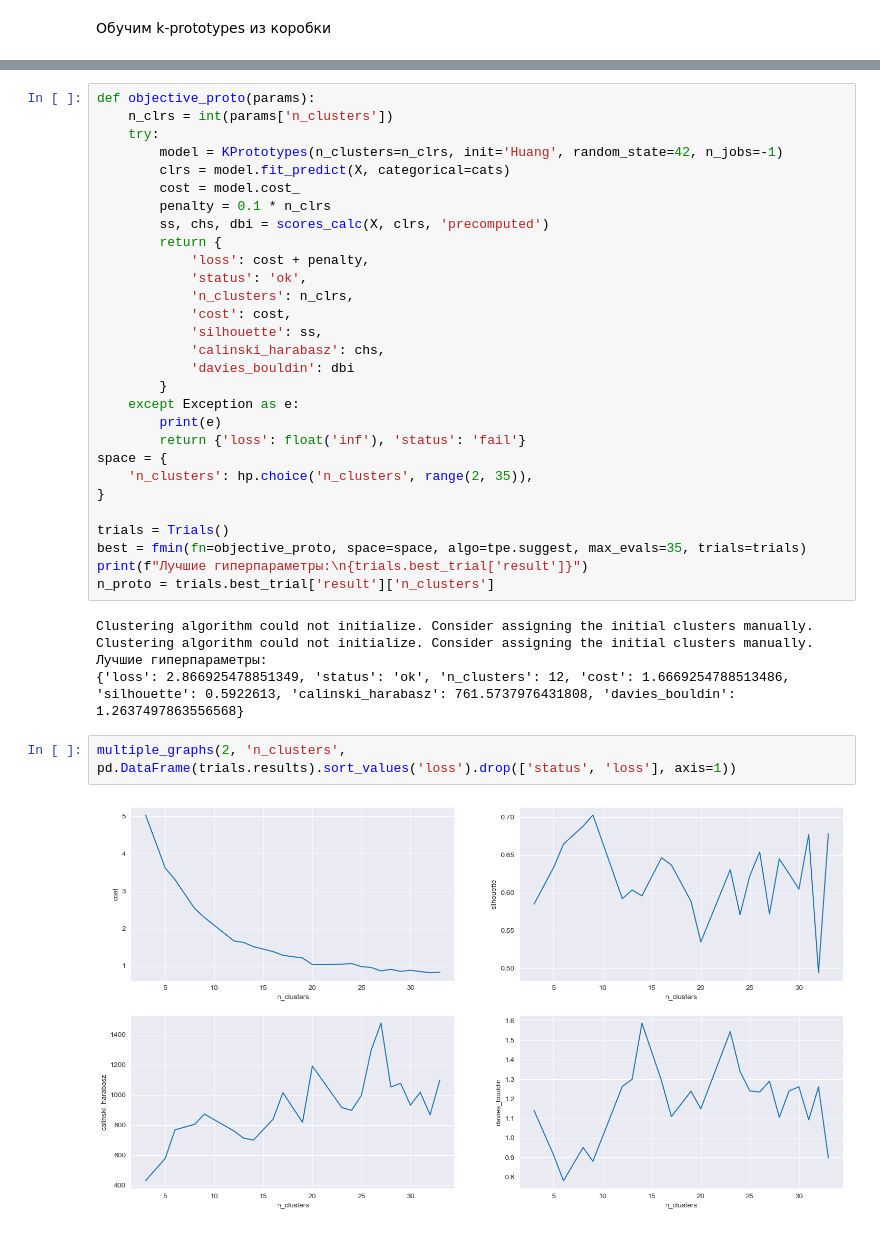
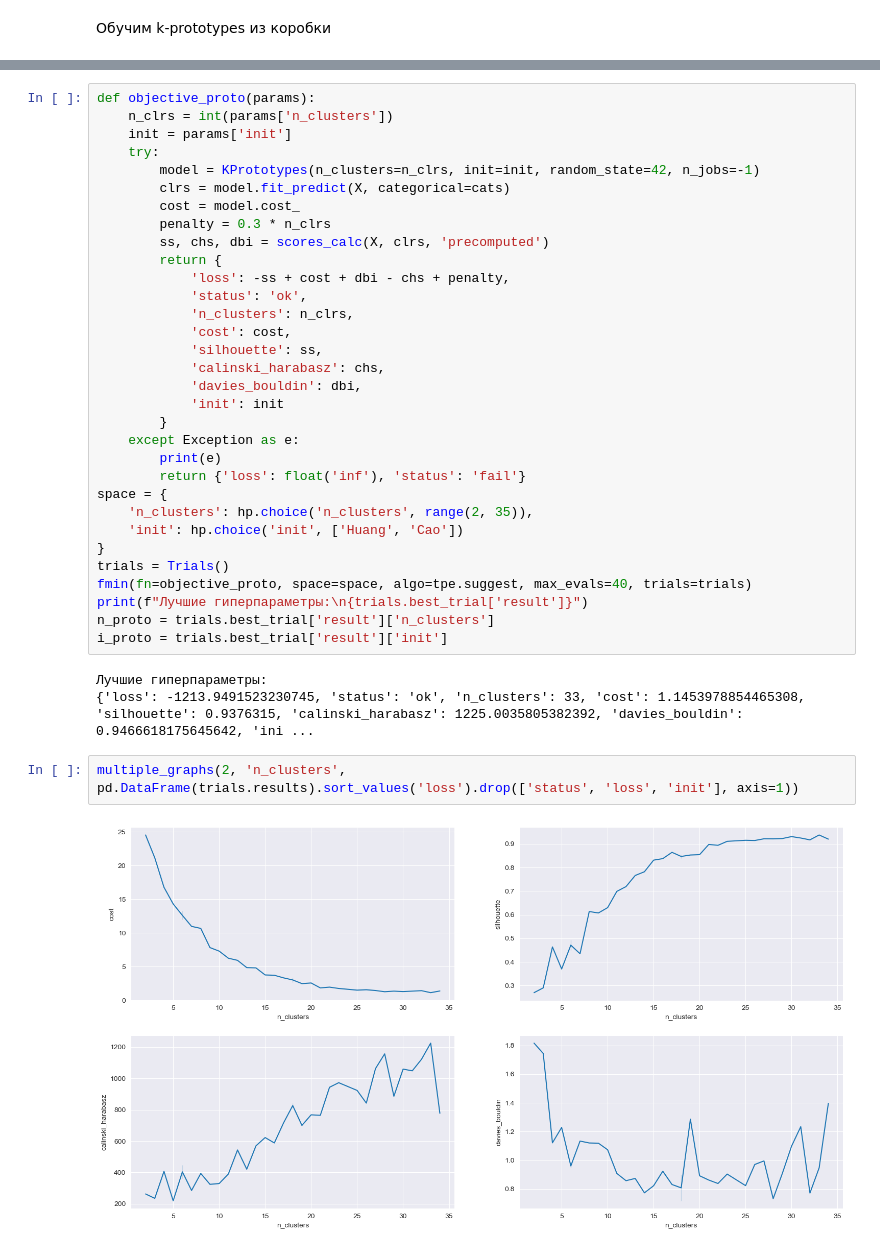
Before and after one commit to Patrick7777777/users_segmentation, a Jupyter notebook: main.ipynb, the cells around one changed output, grey strips where cells are left out. Drawn from its saved outputs; the diff is of its cells as text.

```diff
--- a/main.ipynb
+++ b/main.ipynb
@@ -426,38 +461,39 @@ Davies-Bouldin Score: 1.4971979741278019
 # %%
 def objective_proto(params):
     n_clrs = int(params['n_clusters'])
+    init = params['init']
     try:
-        model = KPrototypes(n_clusters=n_clrs, init='Huang', random_state=42, n_jobs=-1)
+        model = KPrototypes(n_clusters=n_clrs, init=init, random_state=42, n_jobs=-1)
         clrs = model.fit_predict(X, categorical=cats)
         cost = model.cost_
-        penalty = 0.1 * n_clrs
+        penalty = 0.3 * n_clrs
         ss, chs, dbi = scores_calc(X, clrs, 'precomputed')
         return {
-            'loss': cost + penalty,
+            'loss': -ss + cost + dbi - chs + penalty,
             'status': 'ok',
             'n_clusters': n_clrs,
             'cost': cost,
             'silhouette': ss,
             'calinski_harabasz': chs,
-            'davies_bouldin': dbi
+            'davies_bouldin': dbi,
+            'init': init
         }
     except Exception as e:
         print(e)
         return {'loss': float('inf'), 'status': 'fail'}
 space = {
     'n_clusters': hp.choice('n_clusters', range(2, 35)),
+    'init': hp.choice('init', ['Huang', 'Cao'])
 }
-
 trials = Trials()
-best = fmin(fn=objective_proto, space=space, algo=tpe.suggest, max_evals=35, trials=trials)
+fmin(fn=objective_proto, space=space, algo=tpe.suggest, max_evals=40, trials=trials)
 print(f"Лучшие гиперпараметры:\n{trials.best_trial['result']}")
 n_proto = trials.best_trial['result']['n_clusters']
+i_proto = trials.best_trial['result']['init']
 # %% [output]
-Clustering algorithm could not initialize. Consider assigning the initial clusters manually.
-Clustering algorithm could not initialize. Consider assigning the initial clusters manually.
 Лучшие гиперпараметры:
-{'loss': 2.866925478851349, 'status': 'ok', 'n_clusters': 12, 'cost': 1.6669254788513486, 'silhouette': 0.5922613, 'calinski_harabasz': 761.5737976431808, 'davies_bouldin': 1.2637497863556568}
+{'loss': -1213.9491523230745, 'status': 'ok', 'n_clusters': 33, 'cost': 1.1453978854465308, 'silhouette': 0.9376315, 'calinski_harabasz': 1225.0035805382392, 'davies_bouldin': 0.9466618175645642, 'ini ...
 # %%
-multiple_graphs(2, 'n_clusters', pd.DataFrame(trials.results).sort_values('loss').drop(['status', 'loss'], axis=1))
+multiple_graphs(2, 'n_clusters', pd.DataFrame(trials.results).sort_values('loss').drop(['status', 'loss', 'init'], axis=1))
 # %% [output]
-[figure, old version]
+[figure, new version]
```
Also changed, not shown: parts of 53 cells of this notebook, 2 other files.
